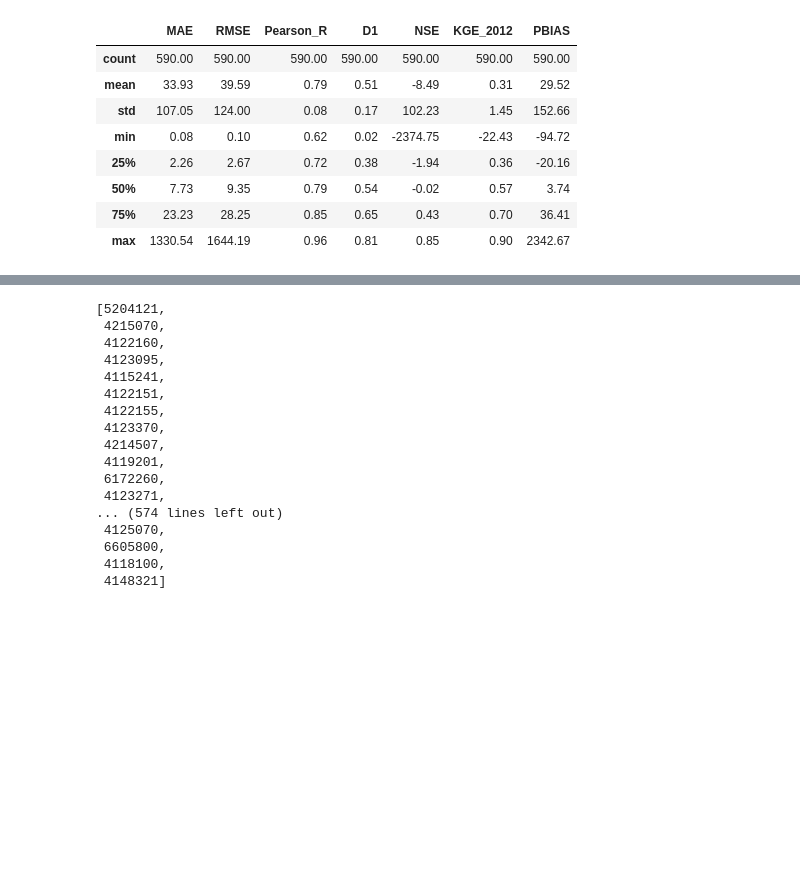
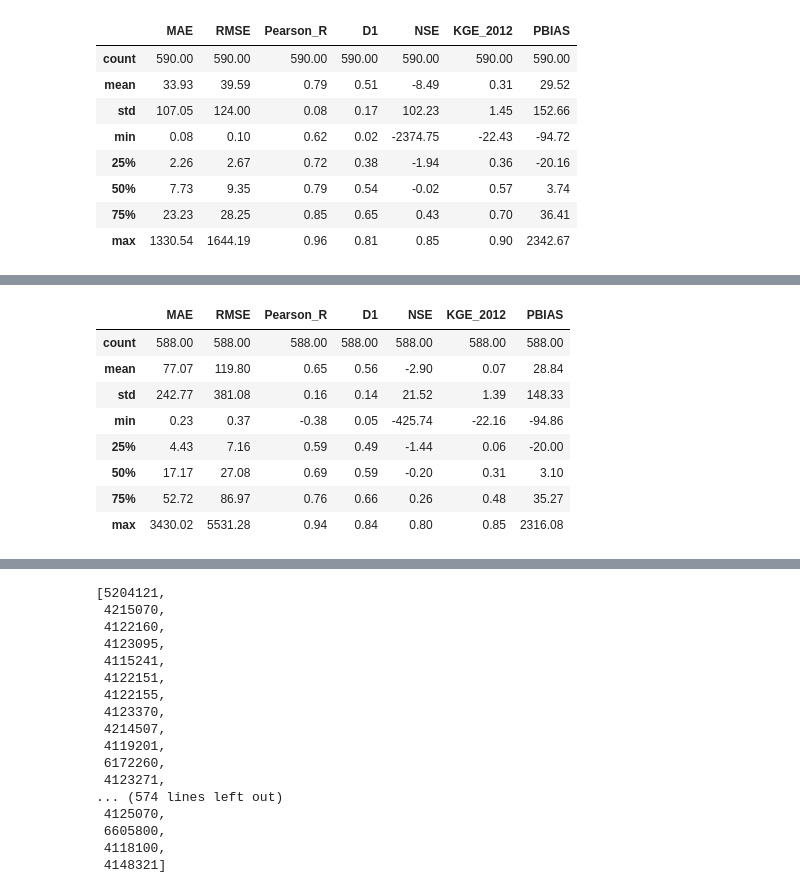
Before and after one commit to jevago262000/PhD_1-Water_Balance, a Jupyter notebook: 7.2a.streamflow_analysis_from_wyield4.ipynb, the cells around one changed output, grey strips where cells are left out. Cells and saved outputs as stored; diff of their text form; code cells hidden in the pictures; blank space fills up the shorter version.

```diff
--- a/7.2a.streamflow_analysis_from_wyield4.ipynb
+++ b/7.2a.streamflow_analysis_from_wyield4.ipynb
@@ -586,3 +615,16 @@ Greater-Pearson stations: ['3617811', '3618720', '3628400', '3630600', '3635310'
+# %%
+stats_df_final_no_erronous = stats_df[stats_df.index.isin(stats_all_years_no_low_r_no_erronous.index)]
+stats_df_final_no_erronous.describe().map(lambda x: f"{x:.2f}")
+# %% [output]
+|  | MAE | RMSE | Pearson_R | D1 | NSE | KGE_2012 | PBIAS |
+| count | 588.00 | 588.00 | 588.00 | 588.00 | 588.00 | 588.00 | 588.00 |
+| mean | 77.07 | 119.80 | 0.65 | 0.56 | -2.90 | 0.07 | 28.84 |
+| std | 242.77 | 381.08 | 0.16 | 0.14 | 21.52 | 1.39 | 148.33 |
+| min | 0.23 | 0.37 | -0.38 | 0.05 | -425.74 | -22.16 | -94.86 |
+| 25% | 4.43 | 7.16 | 0.59 | 0.49 | -1.44 | 0.06 | -20.00 |
+| 50% | 17.17 | 27.08 | 0.69 | 0.59 | -0.20 | 0.31 | 3.10 |
+| 75% | 52.72 | 86.97 | 0.76 | 0.66 | 0.26 | 0.48 | 35.27 |
+| max | 3430.02 | 5531.28 | 0.94 | 0.84 | 0.80 | 0.85 | 2316.08 |
 # %%
 # These are the stations that were filtered previously using monthly recession constants (k) - scenarios "wyield2" and "wyield3"
 filtered_css.loc[filtered_css['Val_Analysis_Monthly_k'] == "Yes"].set_index('station_no')
```
Also changed, not shown: parts of 3 cells of this notebook, 1 other file.
